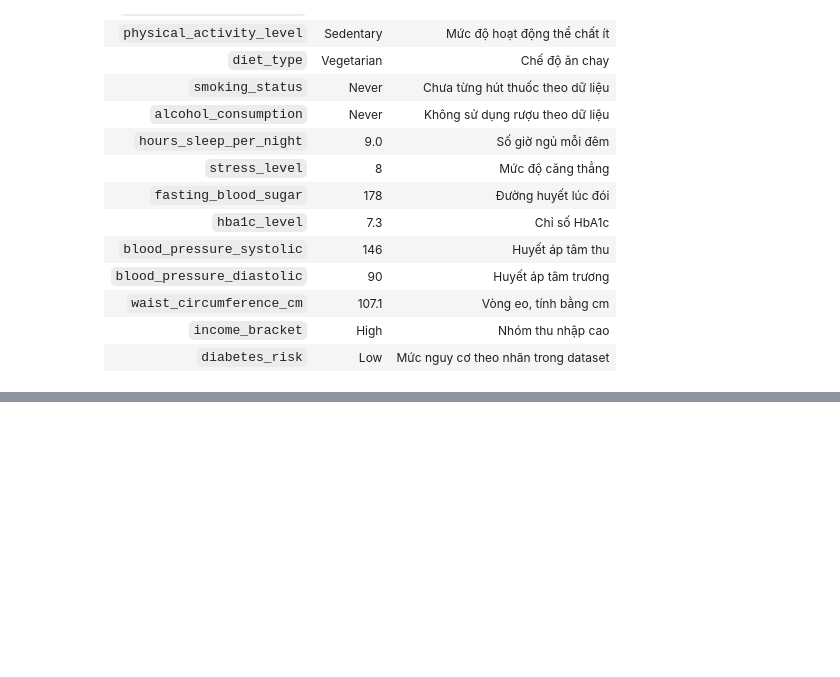
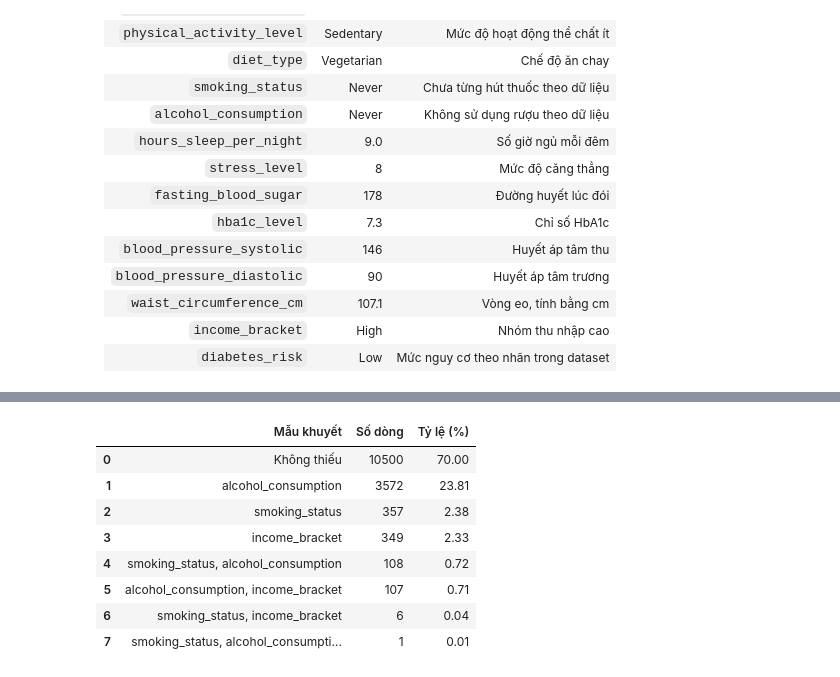
Before and after one commit to hoankhtn/Diabetes_Risk, a Jupyter notebook: notebooks/01_collection_exploration.ipynb, the cells around one changed output, grey strips where cells are left out. Cells and saved outputs as stored; diff of their text form; code cells hidden in the pictures; blank space fills up the shorter version.

```diff
--- a/notebooks/01_collection_exploration.ipynb
+++ b/notebooks/01_collection_exploration.ipynb
@@ -133,0 +342,10 @@ dtype: object
+# %%
+# Đếm số lượng và tính phần trăm của dữ liệu bị thiếu theo từng cột(chỉ in ra dữ liệu bị thiếu khác không)
+total_per_col = df.shape[0]
+for col, count in df.isna().sum().items():
+    if col == 'patient_id':
+        continue
+    if count > 0:
+        print(f"Cột {col} có {count} giá trị bị thiếu")
+        print(f"Và chiếm {round((count / total_per_col) * 100, 2)} %")
+        print("-" * 50)
@@ -133,0 +382,16 @@ dtype: object
+# %%
+# Lấy các cột có dữ liệu bị thiếu, không xét patient_id
+missing_cols = [
+    col for col in df.columns
+    if col != "patient_id" and df[col].isna().any()
+]
+
+# Đếm số giá trị bị thiếu trên mỗi dòng
+missing_per_row = df[missing_cols].isna().sum(axis=1)
+
+print("Số dòng có ít nhất một giá trị bị thiếu:", (missing_per_row > 0).sum())
+print("Tỷ lệ dòng có ít nhất một giá trị bị thiếu:",
+      f"{(missing_per_row > 0).mean() * 100:.2f}%")
+
+print("\nSố dòng theo số lượng cột bị thiếu:")
+print(missing_per_row.value_counts().sort_index())
@@ -133,0 +416,29 @@ dtype: object
+# %%
+# Tạo tên mẫu khuyết cho từng dòng
+missing_mask = df[missing_cols].isna()
+missing_pattern = missing_mask.apply(
+    lambda row: ", ".join(row.index[row].tolist()) if row.any() else "Không thiếu",
+    axis=1
+)
+
+# Thống kê số dòng thuộc mỗi mẫu khuyết
+pattern_summary = (
+    missing_pattern.value_counts()
+    .rename_axis("Mẫu khuyết")
+    .reset_index(name="Số dòng")
+)
+pattern_summary["Tỷ lệ (%)"] = (
+    pattern_summary["Số dòng"] / len(df) * 100
+).round(2)
+
+display(pattern_summary)
+# %% [output]
+|  | Mẫu khuyết | Số dòng | Tỷ lệ (%) |
+| 0 | Không thiếu | 10500 | 70.00 |
+| 1 | alcohol_consumption | 3572 | 23.81 |
+| 2 | smoking_status | 357 | 2.38 |
+| 3 | income_bracket | 349 | 2.33 |
+| 4 | smoking_status, alcohol_consumption | 108 | 0.72 |
+| 5 | alcohol_consumption, income_bracket | 107 | 0.71 |
+| 6 | smoking_status, income_bracket | 6 | 0.04 |
+| 7 | smoking_status, alcohol_consumpti... | 1 | 0.01 |
```
Also changed, not shown: parts of 54 cells of this notebook, 1 other file.
